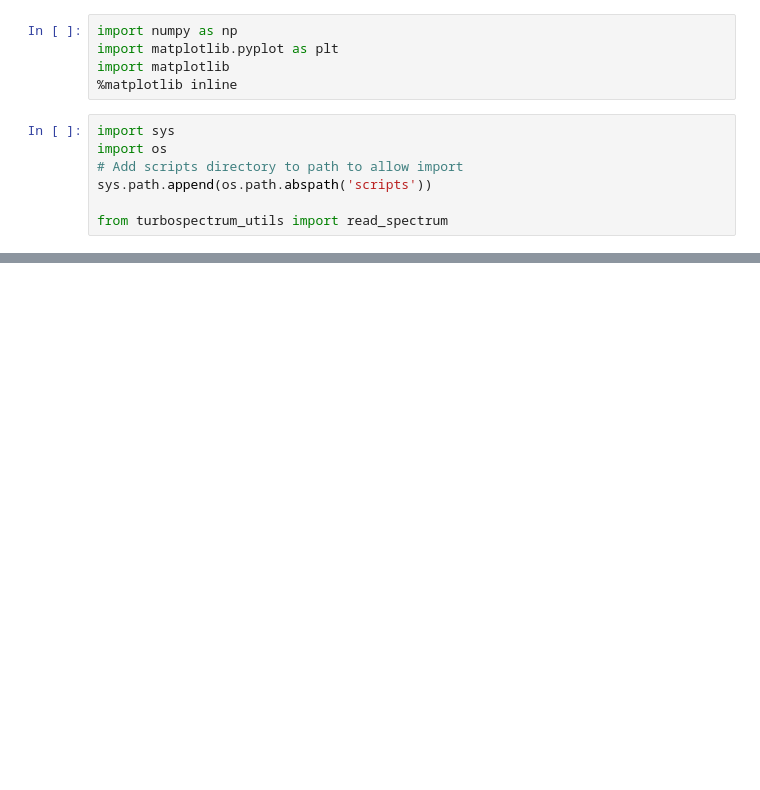
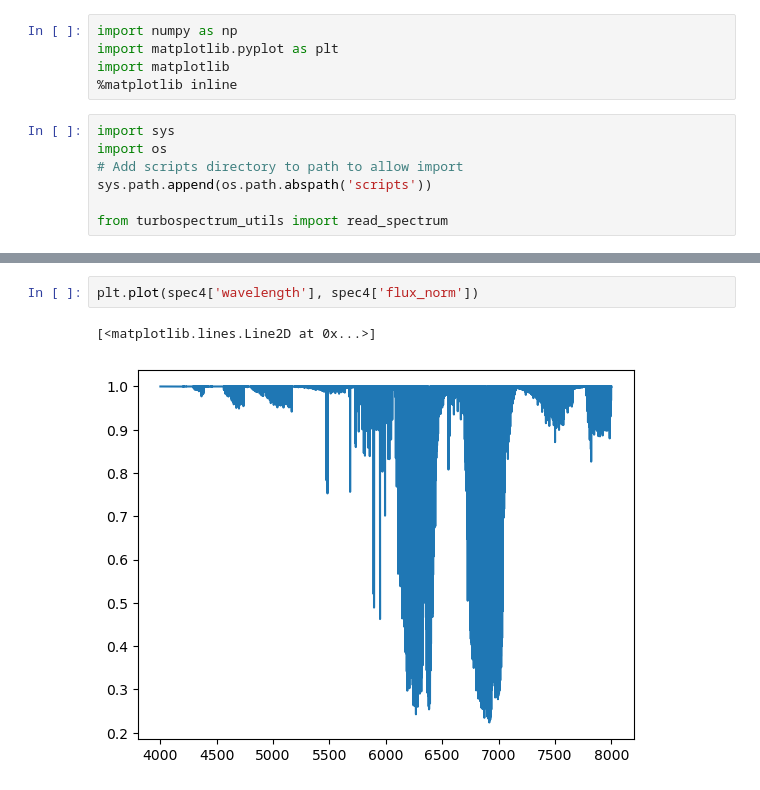
Before and after one commit to maja-jablonska/Turbospectrum_NLTE, a Jupyter notebook: plot.ipynb, the cells around one changed output, grey strips where cells are left out. Saved outputs shown, nothing was run; the diff lists cells and outputs as text; blank space fills up the shorter version.

```diff
--- a/plot.ipynb
+++ b/plot.ipynb
@@ -25,0 +43,5 @@ for mu in spec['mu_points']:
+# %%
+plt.plot(spec4['wavelength'], spec4['flux_norm'])
+# %% [output]
+[<matplotlib.lines.Line2D at 0x...>]
+[figure, added]
```
Also changed, not shown: parts of 5 cells of this notebook, 9 other files.
